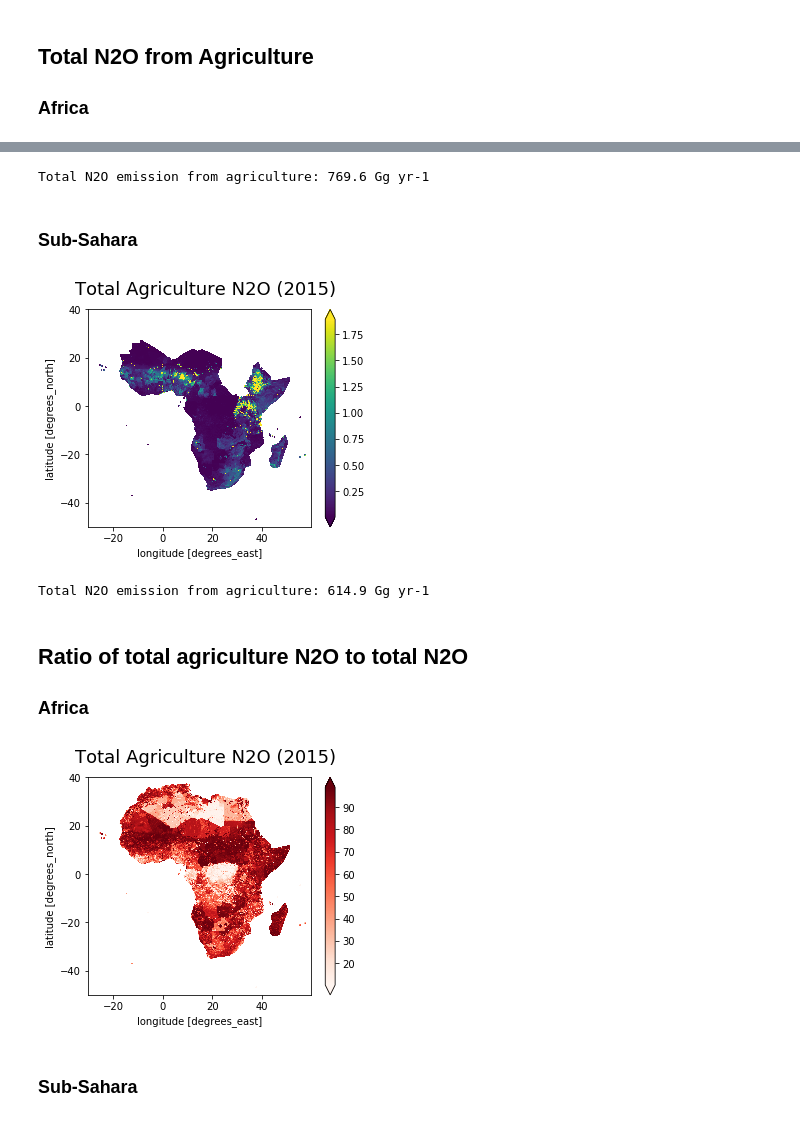
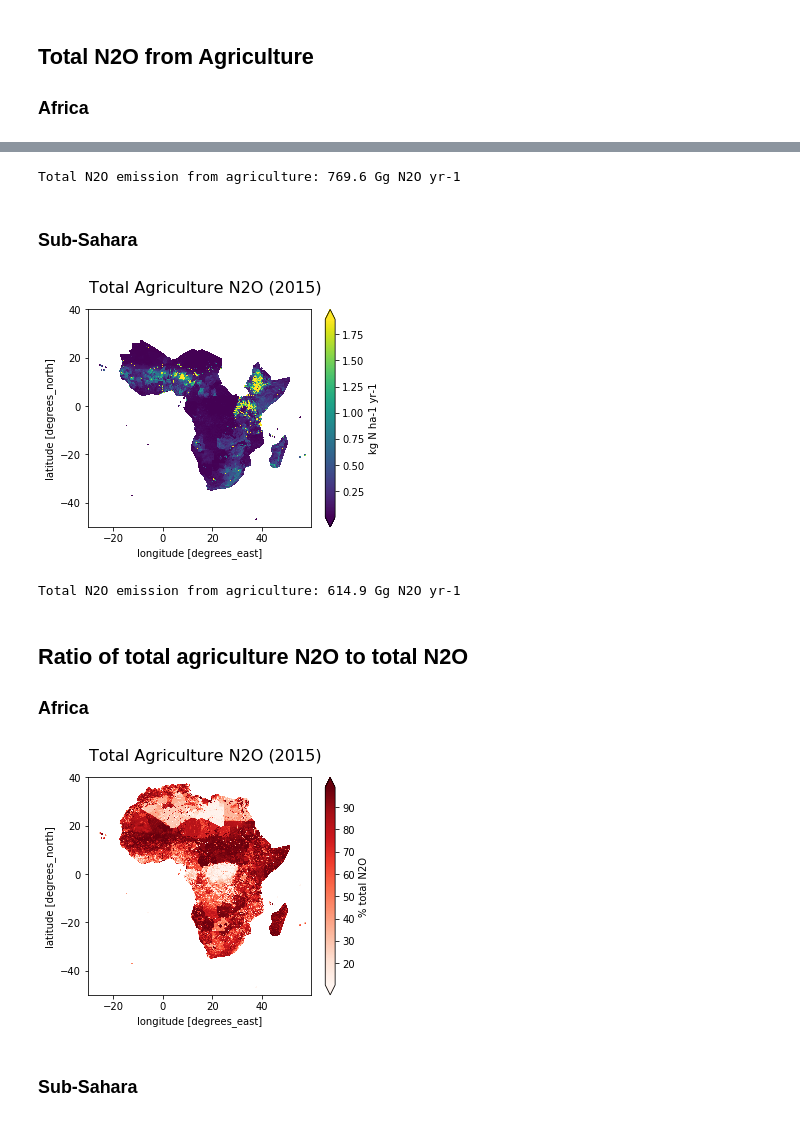
Before and after one commit to cwerner/edgar5-analysis-africa, a Jupyter notebook: analysis.ipynb, the cells around one changed output, grey strips where cells are left out. Saved outputs shown, nothing was run; the diff lists cells and outputs as text; code cells hidden in the pictures.

```diff
--- a/analysis.ipynb
+++ b/analysis.ipynb
@@ -38,24 +36,6 @@ def create_area_grid(da, res=0.1):
 # %%
-def simple_plot(da, title=None, robust=True, cmap='virdrisi'):
+def simple_plot(da, title=None, robust=True, cmap='viridis', units='kg N ha-1 yr-1'):
     fig, ax = plt.subplots(1, 1, figsize=(5,4))
     if title:
-        fig.suptitle(title, x=.45, fontsize=18) #horizontalalignment='left')
-    da.plot(ax=ax, robust=robust, cmap=cmap)
+        fig.suptitle(title, x=.45, fontsize=16)
+    da.plot(ax=ax, robust=robust, cmap=cmap, cbar_kwargs={'label': units})
-# %%
-#patch path to have a ls function
-def filter_files(files, include=[], exclude=[]):
-    for incl in include:
-        files = [f for f in files if incl in f.name]
-    for excl in exclude:
-        files = [f for f in files if excl not in f.name]
-    return sorted(files)
-
-def ls(x, recursive=False, include=[], exclude=[]):
-    if not recursive:
-        out = list(x.iterdir())
-    else:
-        out = [o for o in x.glob('**/*')]
-    out = filter_files(out, include=include, exclude=exclude)
-    return out
-
-Path.ls = ls
@@ -85,7 +73,12 @@ area.to_netcdf('area.nc')
 # %%
-import numpy as np
-# africa mask
-admin = xr.open_dataset(data_path / 'tmworld_01deg.nc').sel(lat=slice(-50,40), lon=slice(-30, 60))
+# africa/ sub-sahara masks
+# codes can be obtained from the lut files in data/tmworld
+admin = xr.open_dataset(data_path / 'tmworld' / 'tmworld_01deg.nc').sel(lat=slice(-50,40), lon=slice(-30, 60))
+
 africa = admin.REGION.where(admin.REGION == 2).notnull()
 africa = africa.where(africa == 1)
-africa.plot(figsize=(5,4));
+
+subafrica = (admin.SUBREGION.where(admin.REGION == 2)
+                            .where(admin.SUBREGION != 15)
+                            .notnull())
+subafrica = subafrica.where(subafrica == 1)
@@ -224,29 +198,28 @@ simple_plot((manure+soil+indirect)*africa, title="Total Agriculture N2O (2015)")
 # %%
-# Indirect emissions
-total = float(((manure+soil+indirect)*africa*area).sum()) / 1_000_000
-print(f"Total N2O emission from agriculture: {total:.1f} Gg yr-1")
+report_total(((manure+soil+indirect)*africa), "Total N2O emission from agriculture")
 # %% [output]
-Total N2O emission from agriculture: 769.6 Gg yr-1
+Total N2O emission from agriculture: 769.6 Gg N2O yr-1
 # %% [markdown]
 ### Sub-Sahara
 # %%
 simple_plot((manure+soil+indirect)*subafrica, title="Total Agriculture N2O (2015)")
 # %% [output]
-[figure, old version]
+[figure, new version]
 # %%
-# Indirect emissions
-total = float(((manure+soil+indirect)*subafrica*area).sum()) / 1_000_000
-print(f"Total N2O emission from agriculture: {total:.1f} Gg yr-1")
+report_total(((manure+soil+indirect)*subafrica), "Total N2O emission from agriculture")
 # %% [output]
-Total N2O emission from agriculture: 614.9 Gg yr-1
+Total N2O emission from agriculture: 614.9 Gg N2O yr-1
 # %% [markdown]
 ## Ratio of total agriculture N2O to total N2O
 
 ### Africa
 # %%
-simple_plot(((manure+soil+indirect)/n2o)*africa * 100, title="Total Agriculture N2O (2015)", cmap='Reds')
+simple_plot(((manure+soil+indirect)/n2o)*africa * 100,
+            title="Total Agriculture N2O (2015)",
+            units='% total N2O',
+            cmap='Reds')
 # %% [output]
-[figure, old version]
+[figure, new version]
 # %% [markdown]
 ### Sub-Sahara
 # %%
```
Also changed, not shown: parts of 30 cells of this notebook.
